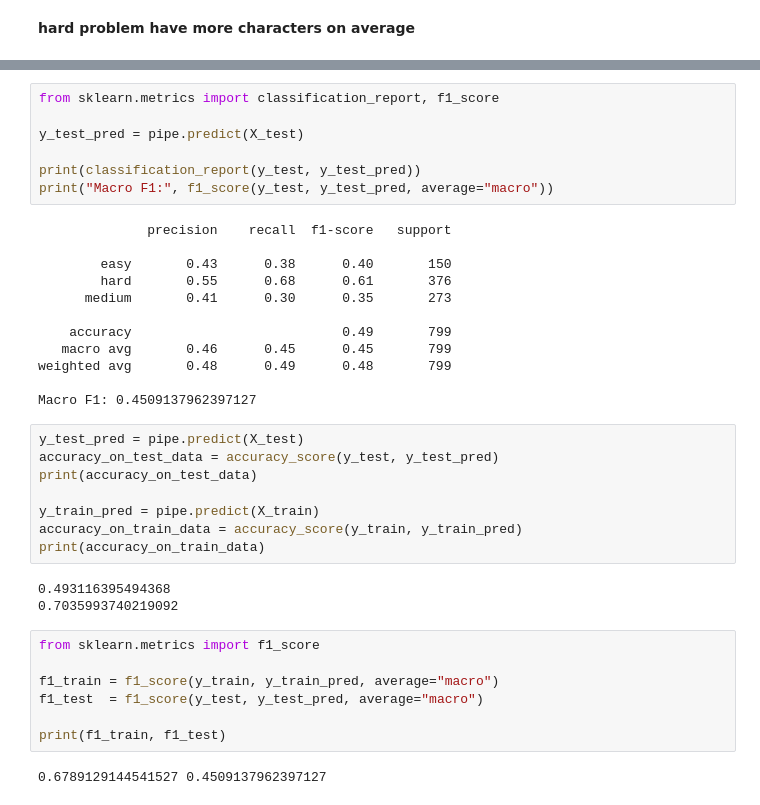
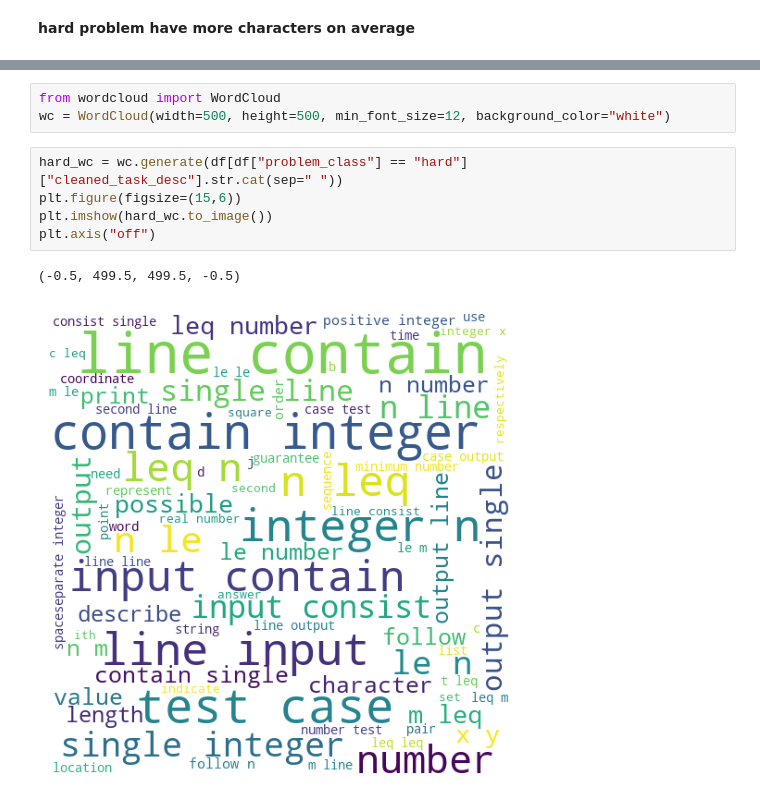
Before and after one commit to AmareswarNagam/AutoJudge, a Jupyter notebook: autojudge.ipynb, the cells around one changed output, grey strips where cells are left out. Drawn from its saved outputs; the diff is of its cells as text.

Commit message:
model training

```diff
--- a/autojudge.ipynb
+++ b/autojudge.ipynb
@@ -428,39 +192,11 @@ Pipeline(steps=[('tfidf',
-# %%
-from sklearn.metrics import classification_report, f1_score
-
-y_test_pred = pipe.predict(X_test)
-
-print(classification_report(y_test, y_test_pred))
-print("Macro F1:", f1_score(y_test, y_test_pred, average="macro"))
-# %% [output]
-              precision    recall  f1-score   support
-
-        easy       0.43      0.38      0.40       150
-        hard       0.55      0.68      0.61       376
-      medium       0.41      0.30      0.35       273
-
-    accuracy                           0.49       799
-   macro avg       0.46      0.45      0.45       799
-weighted avg       0.48      0.49      0.48       799
-
-Macro F1: 0.4509137962397127
-# %%
-y_test_pred = pipe.predict(X_test)
-accuracy_on_test_data = accuracy_score(y_test, y_test_pred)
-print(accuracy_on_test_data)
-
-y_train_pred = pipe.predict(X_train)
-accuracy_on_train_data = accuracy_score(y_train, y_train_pred)
-print(accuracy_on_train_data)
-# %% [output]
-0.493116395494368
-0.7035993740219092
-# %%
-from sklearn.metrics import f1_score
-
-f1_train = f1_score(y_train, y_train_pred, average="macro")
-f1_test  = f1_score(y_test, y_test_pred, average="macro")
-
-print(f1_train, f1_test)
-# %% [output]
-0.6789129144541527 0.4509137962397127
+# %%
+from wordcloud import WordCloud
+wc = WordCloud(width=500, height=500, min_font_size=12, background_color="white")
+# %%
+hard_wc = wc.generate(df[df["problem_class"] == "hard"]["cleaned_task_desc"].str.cat(sep=" "))
+plt.figure(figsize=(15,6))
+plt.imshow(hard_wc.to_image())
+plt.axis("off")
+# %% [output]
+(-0.5, 499.5, 499.5, -0.5)
+[figure, added]
```
Also changed, not shown: parts of 58 cells of this notebook, 2 other files.
